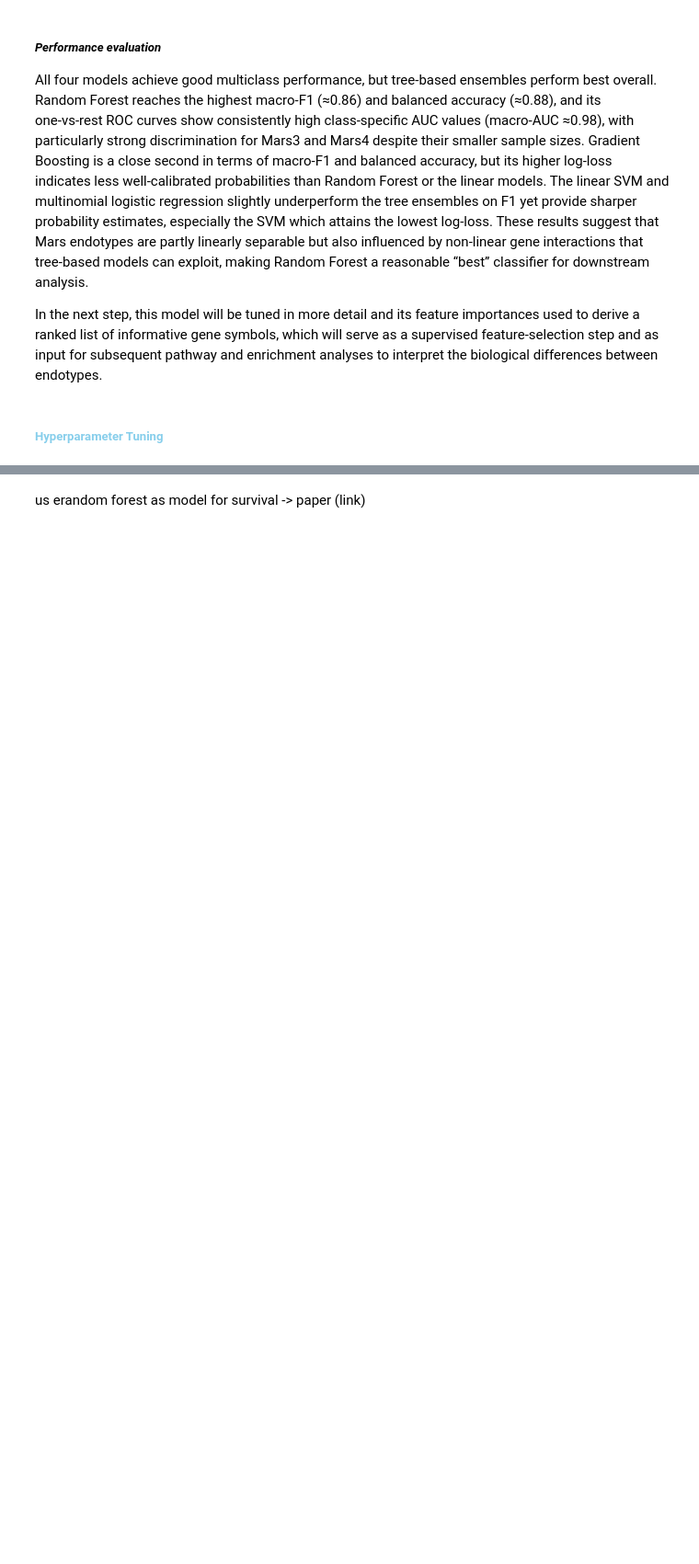
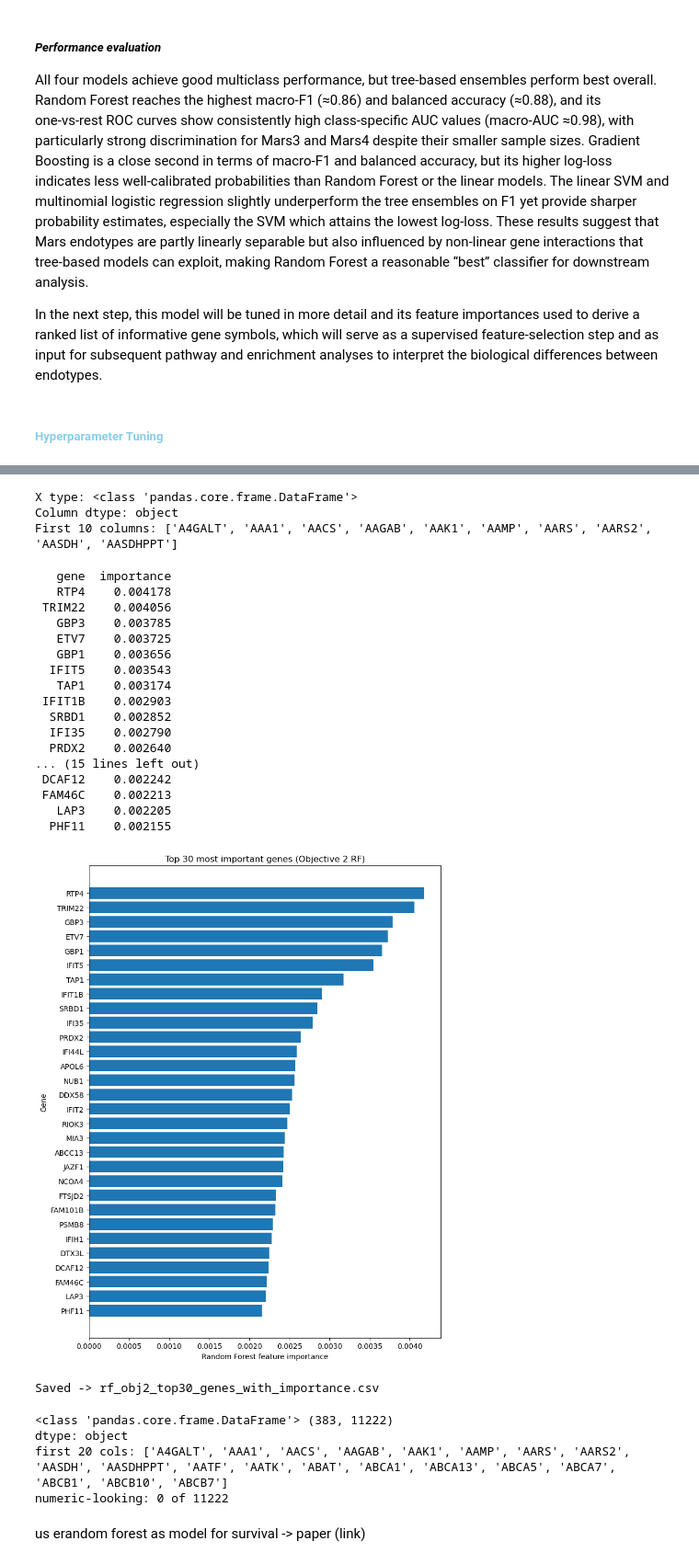
Before and after one commit to DErxFla/ml-sepsis-project, a Jupyter notebook: sepsis_model.ipynb, the cells around one changed output, grey strips where cells are left out. Shown at 92% size. Saved outputs shown, nothing was run; the diff lists cells and outputs as text; code cells hidden in the pictures; blank space fills up the shorter version.

```diff
--- a/sepsis_model.ipynb
+++ b/sepsis_model.ipynb
@@ -1011,2 +1203,72 @@ top_genes
+# %%
+print("X type:", type(X_obj2))
+print("Column dtype:", X_obj2.columns.dtype)
+print("First 10 columns:", list(X_obj2.columns[:10]))
+# %% [output]
+X type: <class 'pandas.core.frame.DataFrame'>
+Column dtype: object
+First 10 columns: ['A4GALT', 'AAA1', 'AACS', 'AAGAB', 'AAK1', 'AAMP', 'AARS', 'AARS2', 'AASDH', 'AASDHPPT']
+# %%
+import pandas as pd
+import matplotlib.pyplot as plt
+
+# Assumes you already built gene_importance_df like:
+# gene_importance_df = pd.DataFrame({"gene": selected_genes, "importance": importances}).sort_values(...)
+
+# -----------------------------
+# 1) Show the top N genes (table)
+# -----------------------------
+TOP_N = 30
+top_df = gene_importance_df.head(TOP_N).copy()
+top_df["importance"] = top_df["importance"].astype(float)
+
+print(top_df.to_string(index=False))
+
+# -----------------------------
+# 2) Plot the top N genes (barh)
+# -----------------------------
+plt.figure(figsize=(8, 10))
+plt.barh(top_df["gene"][::-1], top_df["importance"][::-1])
+plt.xlabel("Random Forest feature importance")
+plt.ylabel("Gene")
+plt.title(f"Top {TOP_N} most important genes (Objective 2 RF)")
+plt.tight_layout()
+plt.show()
+
+# -----------------------------
+# 3) Save top genes list (optional)
+# -----------------------------
+top_df.to_csv(f"rf_obj2_top{TOP_N}_genes_with_importance.csv", index=False)
+print(f"Saved -> rf_obj2_top{TOP_N}_genes_with_importance.csv")
+# %% [output]
+   gene  importance
+   RTP4    0.004178
+ TRIM22    0.004056
+   GBP3    0.003785
+   ETV7    0.003725
+   GBP1    0.003656
+  IFIT5    0.003543
+   TAP1    0.003174
+ IFIT1B    0.002903
+  SRBD1    0.002852
+  IFI35    0.002790
+  PRDX2    0.002640
+... (15 lines left out)
+ DCAF12    0.002242
+ FAM46C    0.002213
+   LAP3    0.002205
+  PHF11    0.002155
+[figure, added]
+Saved -> rf_obj2_top30_genes_with_importance.csv
+# %%
+print(type(X2_tr), X2_tr.shape)
+print("dtype:", X2_tr.columns.dtype)
+print("first 20 cols:", list(X2_tr.columns[:20]))
+print("numeric-looking:", sum(str(c).isdigit() for c in X2_tr.columns), "of", X2_tr.shape[1])
+# %% [output]
+<class 'pandas.core.frame.DataFrame'> (383, 11222)
+dtype: object
+first 20 cols: ['A4GALT', 'AAA1', 'AACS', 'AAGAB', 'AAK1', 'AAMP', 'AARS', 'AARS2', 'AASDH', 'AASDHPPT', 'AATF', 'AATK', 'ABAT', 'ABCA1', 'ABCA13', 'ABCA5', 'ABCA7', 'ABCB1', 'ABCB10', 'ABCB7']
+numeric-looking: 0 of 11222
 # %% [markdown]
 us erandom forest as model for survival -> paper (link)
```
Also changed, not shown: parts of 30 cells of this notebook, 1 other file.
